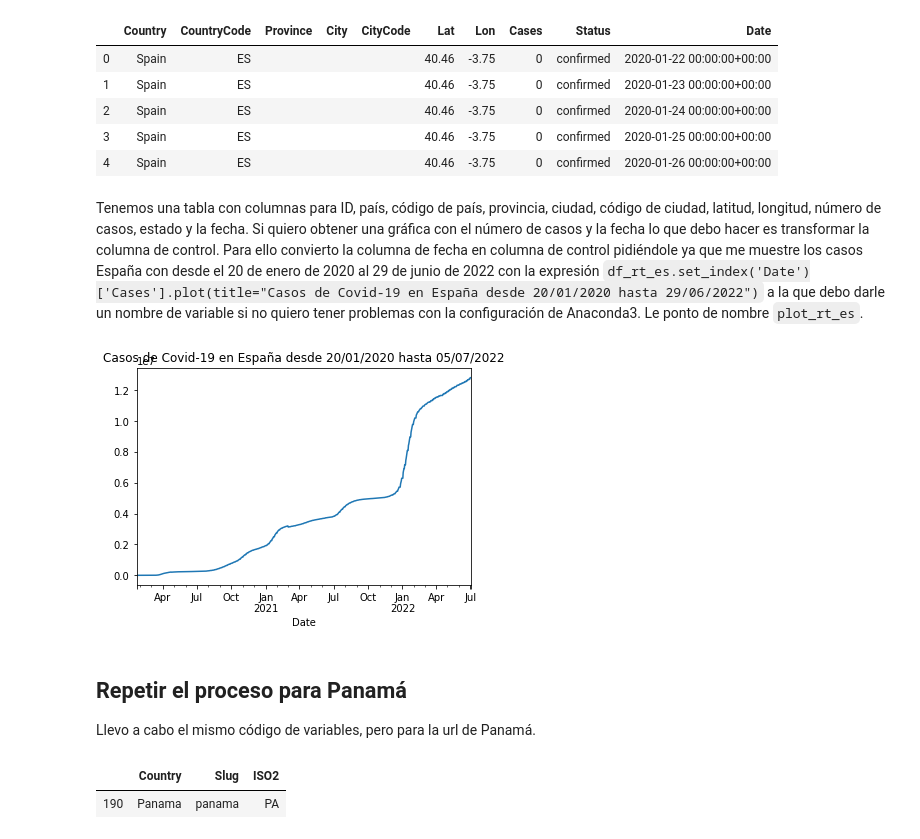
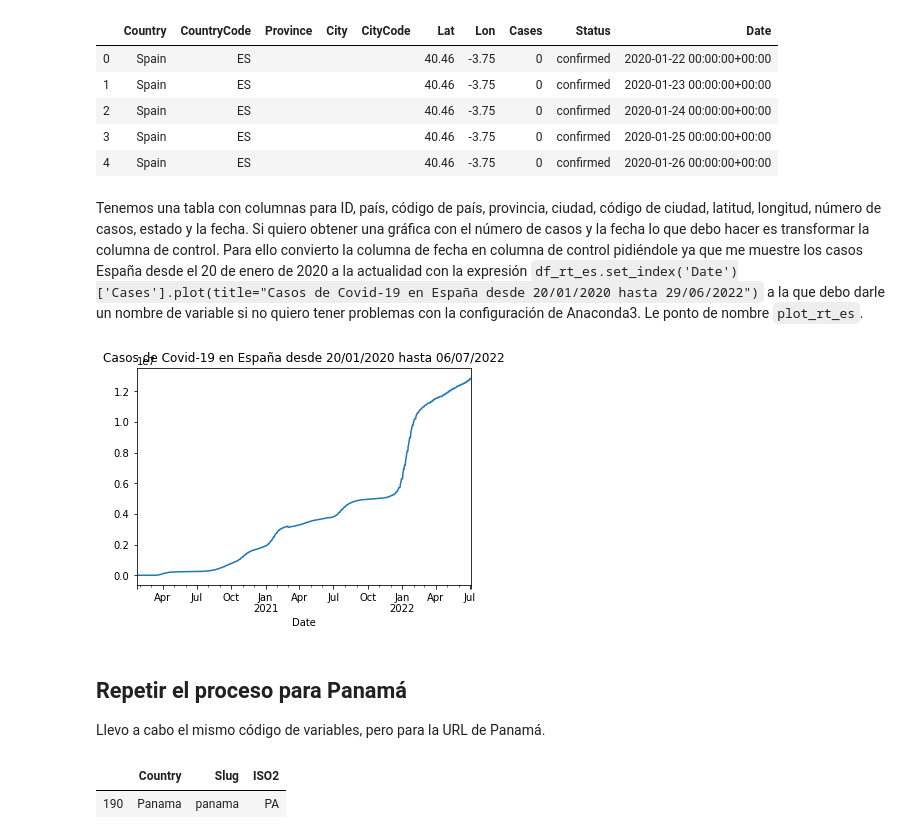
Before and after one commit to nebrijas/IriaSantos-web, a Jupyter notebook: api-covid-pandas.ipynb, the cells around one changed output. Cells and saved outputs as stored; diff of their text form; code cells hidden in the pictures.

```diff
--- a/api-covid-pandas.ipynb
+++ b/api-covid-pandas.ipynb
@@ -109,14 +109,14 @@ df_rt_es.head()
 | 3 | Spain | ES |  |  |  | 40.46 | -3.75 | 0 | confirmed | 2020-01-25 00:00:00+00:00 |
 | 4 | Spain | ES |  |  |  | 40.46 | -3.75 | 0 | confirmed | 2020-01-26 00:00:00+00:00 |
 # %% [markdown]
-Tenemos una tabla con columnas para ID, país, código de país, provincia, ciudad, código de ciudad, latitud, longitud, número de casos, estado y la fecha. Si quiero obtener una gráfica con el número de casos y la fecha lo que debo hacer es transformar la columna de control. Para ello convierto la columna de fecha en columna de control pidiéndole ya que me muestre los casos España con desde el 20 de enero de 2020 al 29 de junio de 2022 con la expresión `df_rt_es.set_index('Date')['Cases'].plot(title="Casos de Covid-19 en España desde 20/01/2020 hasta 29/06/2022")` a la que debo darle un nombre de variable si no quiero tener problemas con la configuración de Anaconda3. Le ponto de nombre `plot_rt_es`.
+Tenemos una tabla con columnas para ID, país, código de país, provincia, ciudad, código de ciudad, latitud, longitud, número de casos, estado y la fecha. Si quiero obtener una gráfica con el número de casos y la fecha lo que debo hacer es transformar la columna de control. Para ello convierto la columna de fecha en columna de control pidiéndole ya que me muestre los casos España desde el 20 de enero de 2020 a la actualidad con la expresión `df_rt_es.set_index('Date')['Cases'].plot(title="Casos de Covid-19 en España desde 20/01/2020 hasta 29/06/2022")` a la que debo darle un nombre de variable si no quiero tener problemas con la configuración de Anaconda3. Le ponto de nombre `plot_rt_es`.
 # %%
-plot_rt_es = df_rt_es.set_index('Date')['Cases'].plot(title="Casos de Covid-19 en España desde 20/01/2020 hasta 05/07/2022")
+plot_rt_es = df_rt_es.set_index('Date')['Cases'].plot(title="Casos de Covid-19 en España desde 20/01/2020 hasta 06/07/2022")
 # %% [output]
-[figure, old version]
+[figure, new version]
 # %% [markdown]
 ## Repetir el proceso para Panamá
-Llevo a cabo el mismo código de variables, pero para la url de Panamá.
+Llevo a cabo el mismo código de variables, pero para la URL de Panamá.
 # %%
 df[df['Country'] == 'Panama']
 # %% [output]
```
Also changed, not shown: parts of 56 cells of this notebook, 23 other files.
